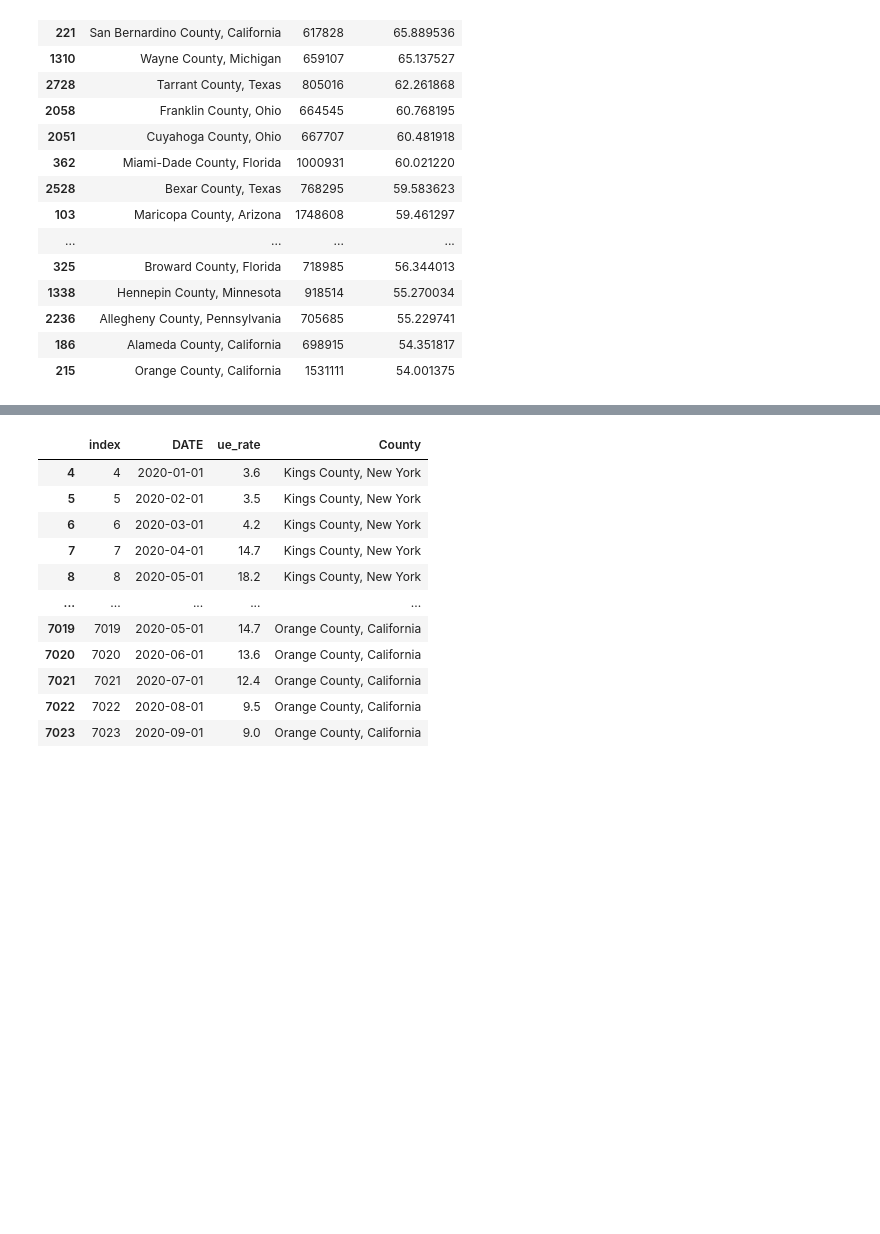
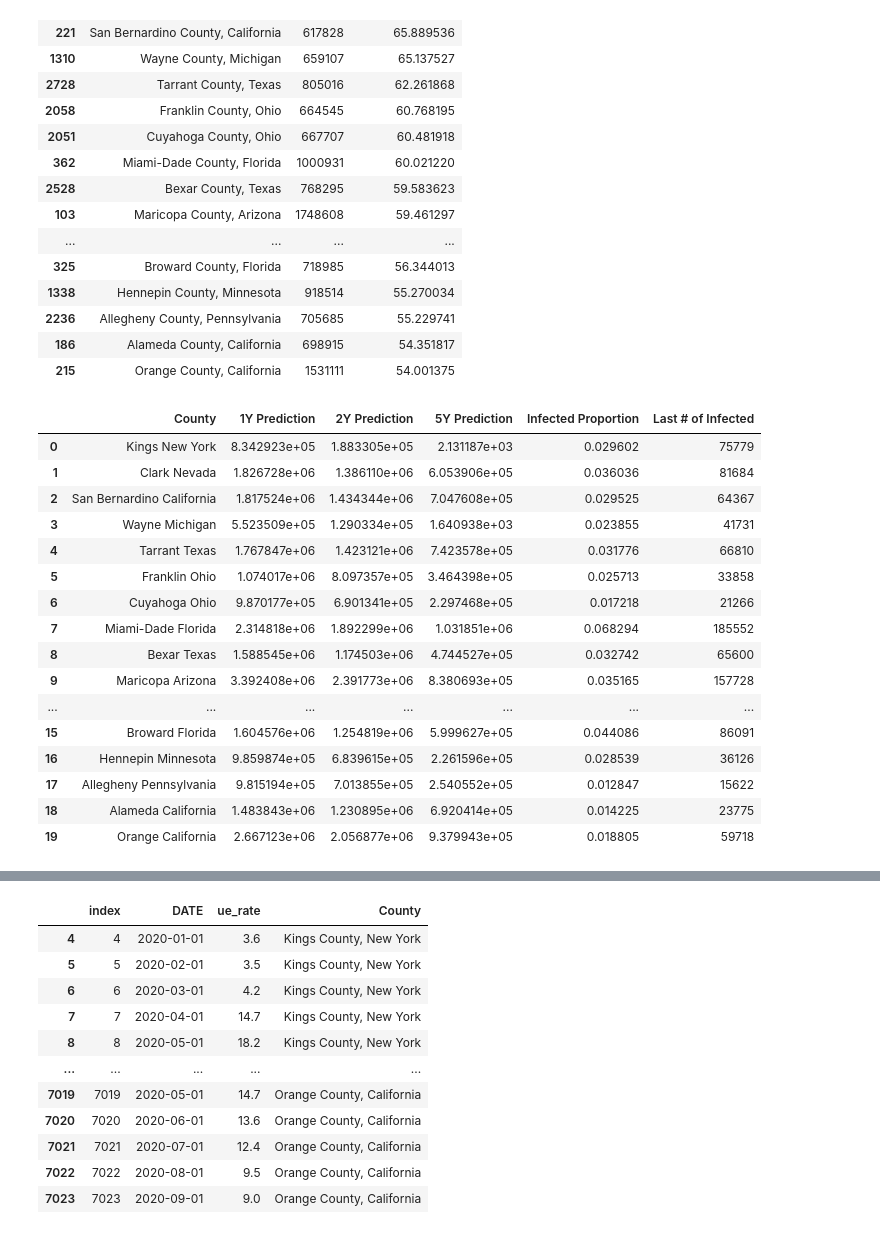
Before and after one commit to YizhouTang/2020-Duke-Datathon, a Jupyter notebook: datathon.ipynb, the cells around one changed output, grey strips where cells are left out. Cells and saved outputs as stored; diff of their text form; code cells hidden in the pictures; blank space fills up the shorter version.

```diff
--- a/datathon.ipynb
+++ b/datathon.ipynb
@@ -120,3 +123,46 @@ temp6[temp6['EMP'] >= cutoff].sort_values('Employement_%',ascending=False).head(
 | 2236 | Allegheny County, Pennsylvania | 705685 | 55.229741 |
 | 186 | Alameda County, California | 698915 | 54.351817 |
 | 215 | Orange County, California | 1531111 | 54.001375 |
+# %%
+summary = pd.read_csv('SIR_summary.csv')
+summary_dictionary = {
+    "Kings County, New York":"Kings New York",
+    "Clark County, Nevada":"Clark Nevada",
+    "San Bernardino County, California":"San Bernardino California",
+    "Wayne County, Michigan":"Wayne Michigan",
+    "Tarrant County, Texas":"Tarrant Texas",
+    "Franklin County, Ohio":"Franklin Ohio",
+    "Cuyahoga County, Ohio":"Cuyahoga Ohio",
+    "Miami-Dade County, Florida":"Miami-Dade Florida",
+    "Bexar County, Texas":"Bexar Texas",
+    "Maricopa County, Arizona":"Maricopa Arizona",
+    "Cook County, Illinois":"Cook Illinois",
+    "Los Angeles County, California":"Los Angeles California",
+    "Philadelphia County, Pennsylvania":"Philadelphia Pennsylvania",
+    "San Diego County, California":"San Diego California",
+    "Suffolk County, Massachusetts":"Suffolk Massachusetts",
+    "Broward County, Florida":"Broward Florida",
+    "Hennepin County, Minnesota":"Hennepin Minnesota",
+    "Allegheny County, Pennsylvania":"Allegheny Pennsylvania",
+    "Alameda County, California":"Alameda California",
+    "Orange County, California":"Orange California"
+}
+summary
+# %% [output]
+|  | County | 1Y Prediction | 2Y Prediction | 5Y Prediction | Infected Proportion | Last # of Infected |
+| 0 | Kings New York | 8.342923e+05 | 1.883305e+05 | 2.131187e+03 | 0.029602 | 75779 |
+| 1 | Clark Nevada | 1.826728e+06 | 1.386110e+06 | 6.053906e+05 | 0.036036 | 81684 |
+| 2 | San Bernardino California | 1.817524e+06 | 1.434344e+06 | 7.047608e+05 | 0.029525 | 64367 |
+| 3 | Wayne Michigan | 5.523509e+05 | 1.290334e+05 | 1.640938e+03 | 0.023855 | 41731 |
+| 4 | Tarrant Texas | 1.767847e+06 | 1.423121e+06 | 7.423578e+05 | 0.031776 | 66810 |
+| 5 | Franklin Ohio | 1.074017e+06 | 8.097357e+05 | 3.464398e+05 | 0.025713 | 33858 |
+| 6 | Cuyahoga Ohio | 9.870177e+05 | 6.901341e+05 | 2.297468e+05 | 0.017218 | 21266 |
+| 7 | Miami-Dade Florida | 2.314818e+06 | 1.892299e+06 | 1.031851e+06 | 0.068294 | 185552 |
+| 8 | Bexar Texas | 1.588545e+06 | 1.174503e+06 | 4.744527e+05 | 0.032742 | 65600 |
+| 9 | Maricopa Arizona | 3.392408e+06 | 2.391773e+06 | 8.380693e+05 | 0.035165 | 157728 |
+| ... | ... | ... | ... | ... | ... | ... |
+| 15 | Broward Florida | 1.604576e+06 | 1.254819e+06 | 5.999627e+05 | 0.044086 | 86091 |
+| 16 | Hennepin Minnesota | 9.859874e+05 | 6.839615e+05 | 2.261596e+05 | 0.028539 | 36126 |
+| 17 | Allegheny Pennsylvania | 9.815194e+05 | 7.013855e+05 | 2.540552e+05 | 0.012847 | 15622 |
+| 18 | Alameda California | 1.483843e+06 | 1.230895e+06 | 6.920414e+05 | 0.014225 | 23775 |
+| 19 | Orange California | 2.667123e+06 | 2.056877e+06 | 9.379943e+05 | 0.018805 | 59718 |
```
Also changed, not shown: parts of 6 cells of this notebook.
